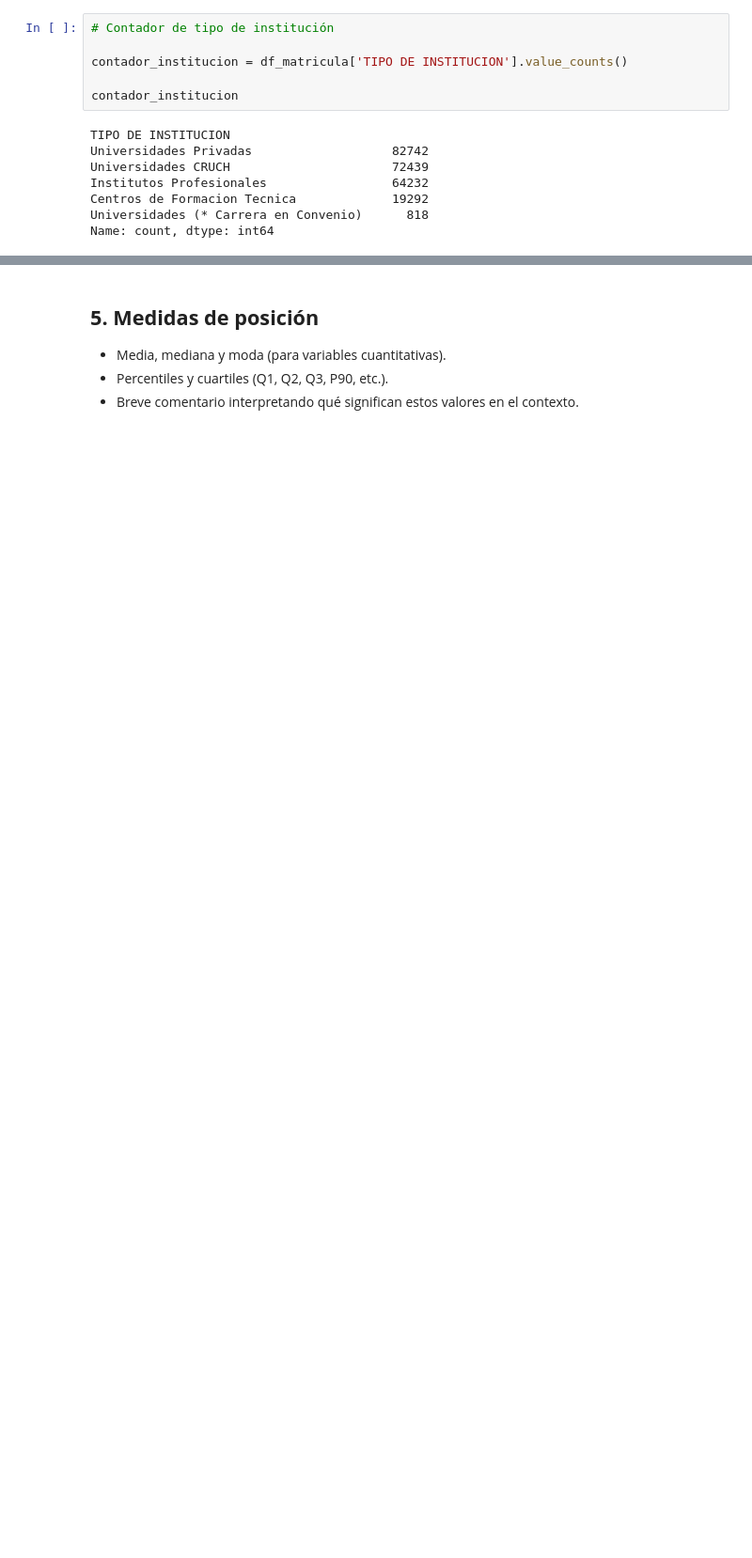
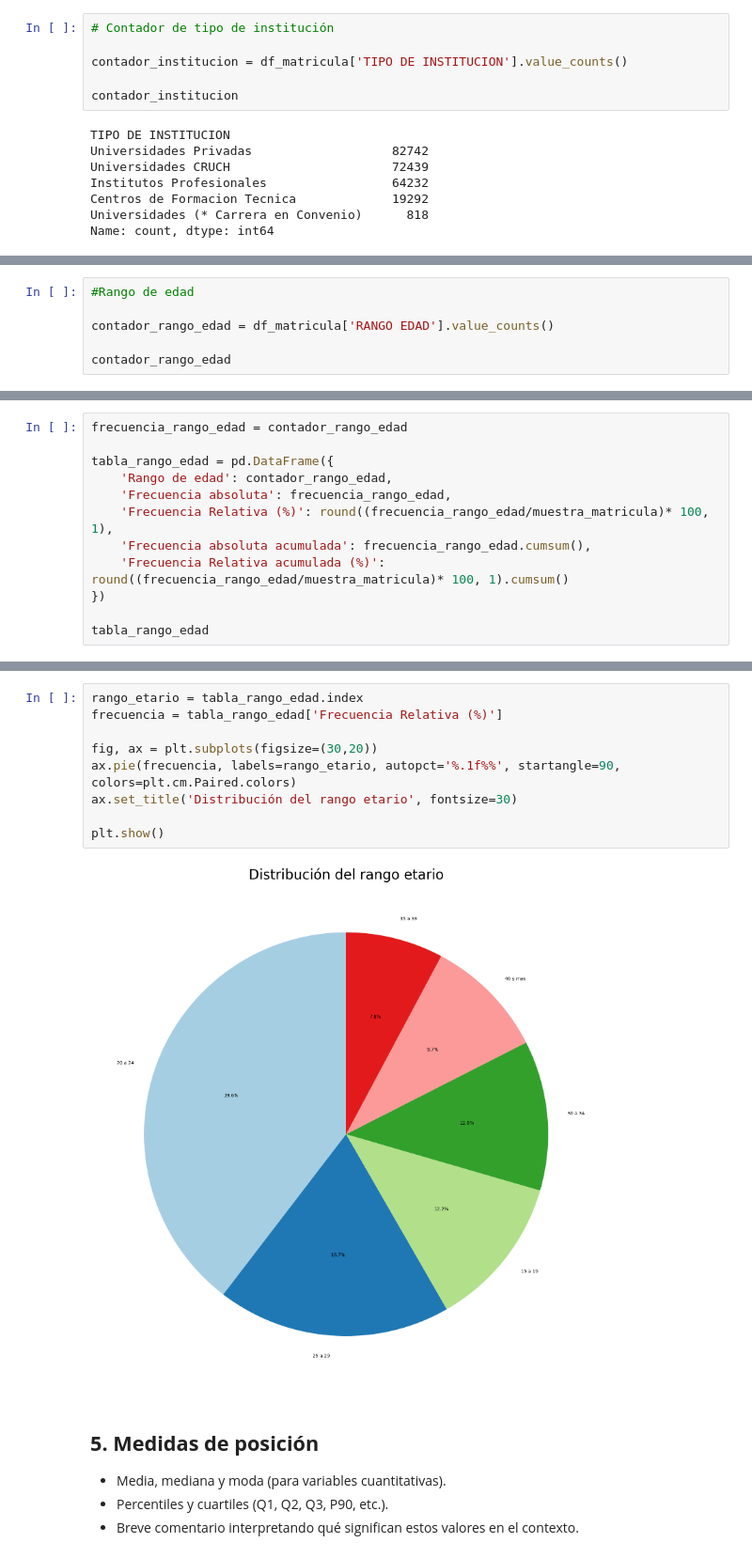
Before and after one commit to SolgreyDuocUC/Taller_Grupal_Grupo_2, a Jupyter notebook: Taller_Grupal_Grupo_7.ipynb, the cells around one changed output, grey strips where cells are left out. Shown at 94% size. Drawn from its saved outputs; the diff is of its cells as text; blank space fills up the shorter version.

```diff
--- a/Taller_Grupal_Grupo_7.ipynb
+++ b/Taller_Grupal_Grupo_7.ipynb
@@ -421,0 +353,6 @@ plt.show()
+# %%
+#Rango de edad
+
+contador_rango_edad = df_matricula['RANGO EDAD'].value_counts()
+
+contador_rango_edad
@@ -421,0 +368,12 @@ plt.show()
+# %%
+frecuencia_rango_edad = contador_rango_edad
+
+tabla_rango_edad = pd.DataFrame({
+    'Rango de edad': contador_rango_edad,
+    'Frecuencia absoluta': frecuencia_rango_edad,
+    'Frecuencia Relativa (%)': round((frecuencia_rango_edad/muestra_matricula)* 100, 1),
+    'Frecuencia absoluta acumulada': frecuencia_rango_edad.cumsum(),
+    'Frecuencia Relativa acumulada (%)': round((frecuencia_rango_edad/muestra_matricula)* 100, 1).cumsum()
+})
+
+tabla_rango_edad
@@ -422,3 +389,14 @@ plt.show()
+# %%
+rango_etario = tabla_rango_edad.index
+frecuencia = tabla_rango_edad['Frecuencia Relativa (%)']
+
+fig, ax = plt.subplots(figsize=(30,20))
+ax.pie(frecuencia, labels=rango_etario, autopct='%.1f%%', startangle=90, colors=plt.cm.Paired.colors)
+ax.set_title('Distribución del rango etario', fontsize=30)
+
+plt.show()
+# %% [output]
+[figure, added]
 # %% [markdown]
 ## **5. Medidas de posición**
 - Media, mediana y moda (para variables cuantitativas).
```
Also changed, not shown: parts of 17 cells of this notebook.
